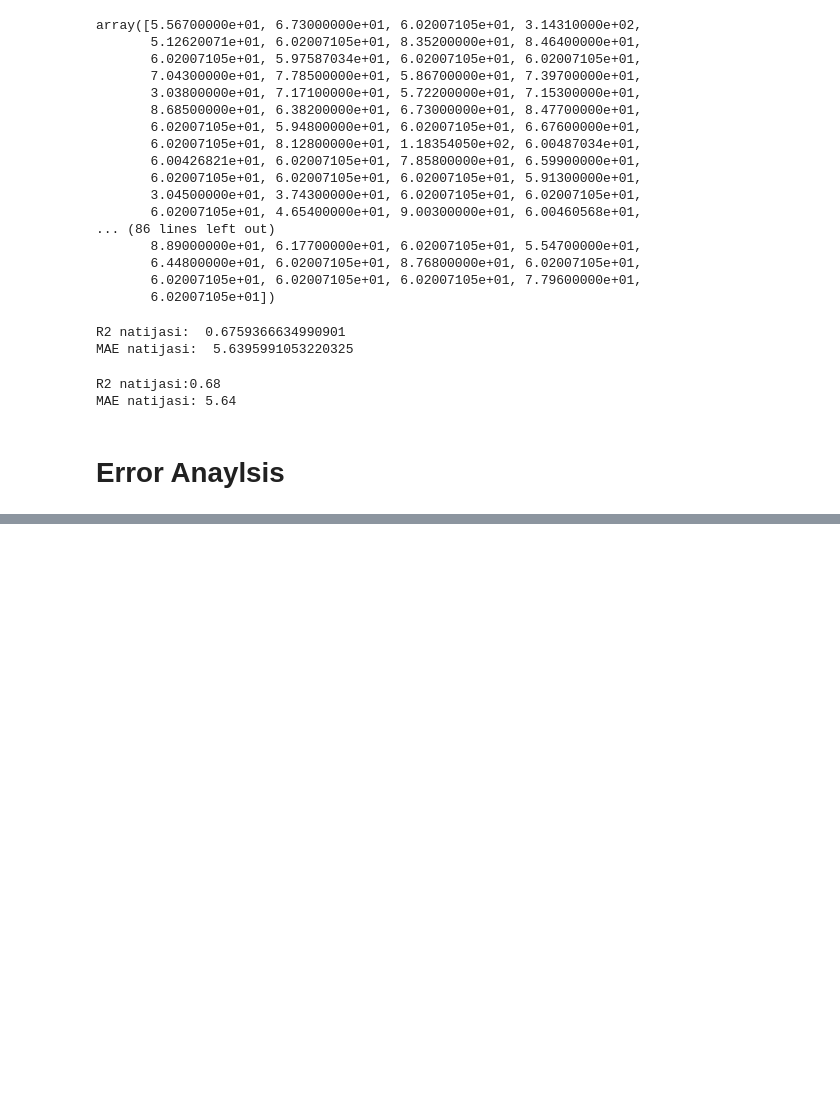
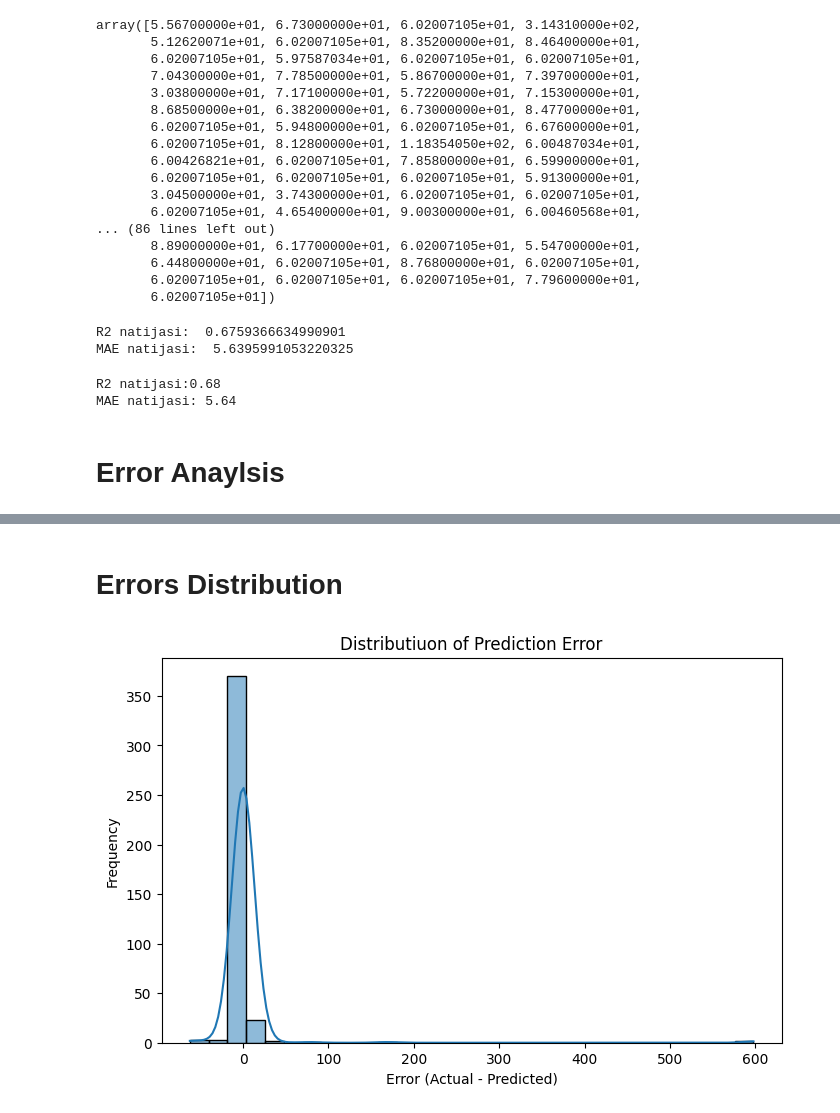
Before and after one commit to rrrasulbekruzmetov/Practise, a Jupyter notebook: Notebook/error_analysis.ipynb, the cells around one changed output, grey strips where cells are left out. Saved outputs shown, nothing was run; the diff lists cells and outputs as text; code cells hidden in the pictures; blank space fills up the shorter version.

```diff
--- a/Notebook/error_analysis.ipynb
+++ b/Notebook/error_analysis.ipynb
@@ -202,3 +202,19 @@ R2 natijasi:0.68
 MAE natijasi: 5.64
 # %% [markdown]
 # Error Anaylsis
+# %%
+import numpy as np
+
+errors = y_test - y_pred
+abs_errors = np.abs(errors)
+
+import pandas as pd
+
+erorrs_df = pd.DataFrame({
+    'Actual': y_test,
+    'Predicted' : y_pred,
+    'Error':errors,
+    'Absolute Error': abs_errors
+})
+
+print(erorrs_df.head(10))
@@ -204,0 +301,14 @@ MAE natijasi: 5.64
+# %% [markdown]
+# Errors Distribution
+# %%
+import matplotlib.pyplot as plt
+import seaborn as sns
+
+plt.figure(figsize=(8, 5))
+sns.histplot(errors, bins=30, kde=True)
+plt.title("Distributiuon of Prediction Error")
+plt.xlabel("Error (Actual - Predicted)")
+plt.ylabel("Frequency")
+plt.show()
+# %% [output]
+[figure, added]
```
Also changed, not shown: parts of 10 cells of this notebook.
